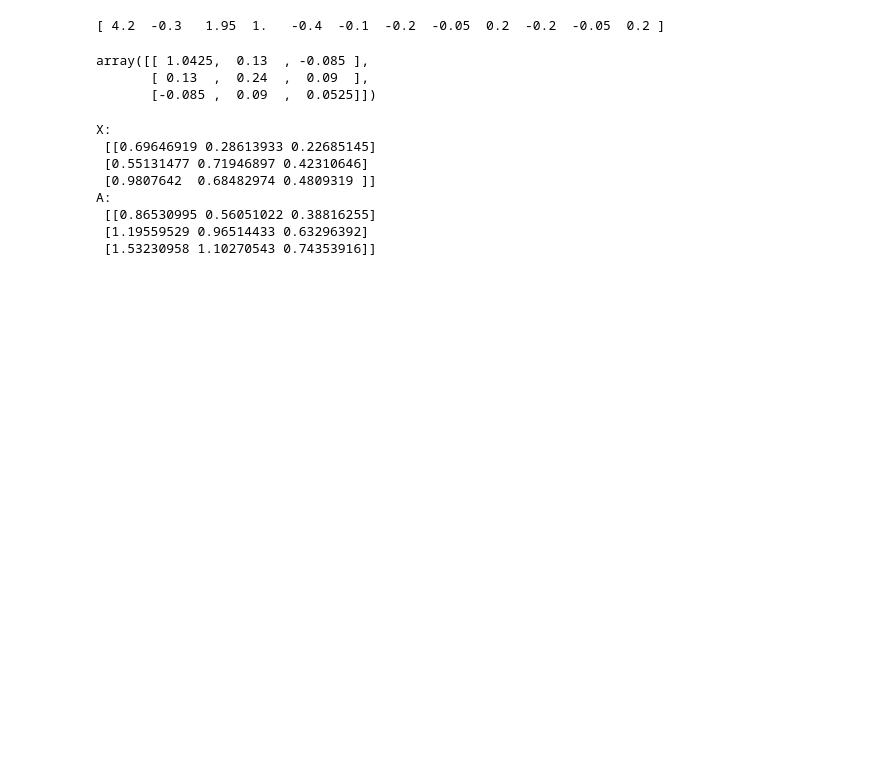
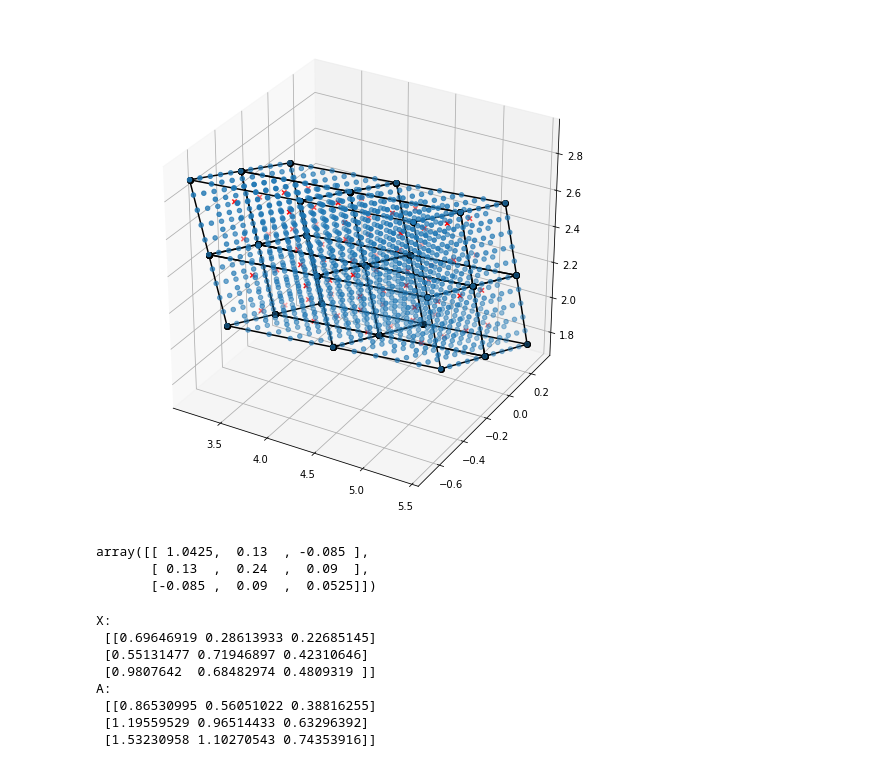
Before and after one commit to lanl/tardigrade-overlap-coupling, a Jupyter notebook: src/python/generate_example_data.ipynb, the cells around one changed output. Cells and saved outputs as stored; diff of their text form; code cells hidden in the pictures; blank space fills up the shorter version.

```diff
--- a/src/python/generate_example_data.ipynb
+++ b/src/python/generate_example_data.ipynb
@@ -49,6 +42,55 @@ freader.plot_filter_cgs(eid, t, filter_result, ax)
+# %%
+fig = plt.figure(figsize=(9, 9))
+ax = fig.add_subplot(111, projection='3d')
+
+#eid = 10
+#t = 0.0
+#freader.plot_hex_filter(eid, t, filter_result, ax)
+#freader.plot_filter_cgs(eid, t, filter_result, ax)
+#eid = 2
+#t = 0.0
+#freader.plot_hex_filter(eid, t, filter_result, ax)
+#freader.plot_filter_cgs(eid, t, filter_result, ax)
+
+t = 1
+
+eid = 1
+freader.plot_hex_filter(eid, t, filter_result, ax)
+freader.plot_filter_cgs(eid, t, filter_result, ax)
+eid = 2
+freader.plot_hex_filter(eid, t, filter_result, ax)
+freader.plot_filter_cgs(eid, t, filter_result, ax)
+eid = 3
+freader.plot_hex_filter(eid, t, filter_result, ax)
+freader.plot_filter_cgs(eid, t, filter_result, ax)
+eid = 4
+freader.plot_hex_filter(eid, t, filter_result, ax)
+freader.plot_filter_cgs(eid, t, filter_result, ax)
+eid = 5
+freader.plot_hex_filter(eid, t, filter_result, ax)
+freader.plot_filter_cgs(eid, t, filter_result, ax)
+eid = 6
+freader.plot_hex_filter(eid, t, filter_result, ax)
+freader.plot_filter_cgs(eid, t, filter_result, ax)
+eid = 7
+freader.plot_hex_filter(eid, t, filter_result, ax)
+freader.plot_filter_cgs(eid, t, filter_result, ax)
+eid = 8
+freader.plot_hex_filter(eid, t, filter_result, ax)
+freader.plot_filter_cgs(eid, t, filter_result, ax)
+ax.scatter(*zip(*dns_data[t]))
+
+#eid = 10
+#t = 1.0
+##ax.scatter(*zip(*dns_data[t]))
+#freader.plot_hex_filter(eid, t, filter_result, ax)
+#freader.plot_filter_cgs(eid, t, filter_result, ax)
+
+plt.savefig('filter_8_final.pdf')
+# %% [output]
+[figure, added]
 # %%
-tmp = filter_result[1][10].dof_values[0,3:]
-print(filter_result[1][10].dof_values[1])
+tmp = filter_result[1][1].dof_values[0,3:]
 
 
 D = np.array([[tmp[0], tmp[5], tmp[4]],\
@@ -58,10 +100,9 @@ D = np.array([[tmp[0], tmp[5], tmp[4]],\
 Csq = np.matmul(D.T, D)
 Csq
 # %% [output]
-[ 4.2  -0.3   1.95  1.   -0.4  -0.1  -0.2  -0.05  0.2  -0.2  -0.05  0.2 ]
+array([[ 1.0425,  0.13  , -0.085 ],
+       [ 0.13  ,  0.24  ,  0.09  ],
+       [-0.085 ,  0.09  ,  0.0525]])
-array([[ 1.0425,  0.13  , -0.085 ],
-       [ 0.13  ,  0.24  ,  0.09  ],
-       [-0.085 ,  0.09  ,  0.0525]])
 # %%
 np.random.seed(123)
 X = np.random.rand(9).reshape((3, 3))
```
Also changed, not shown: parts of 15 cells of this notebook, 8 other files.
